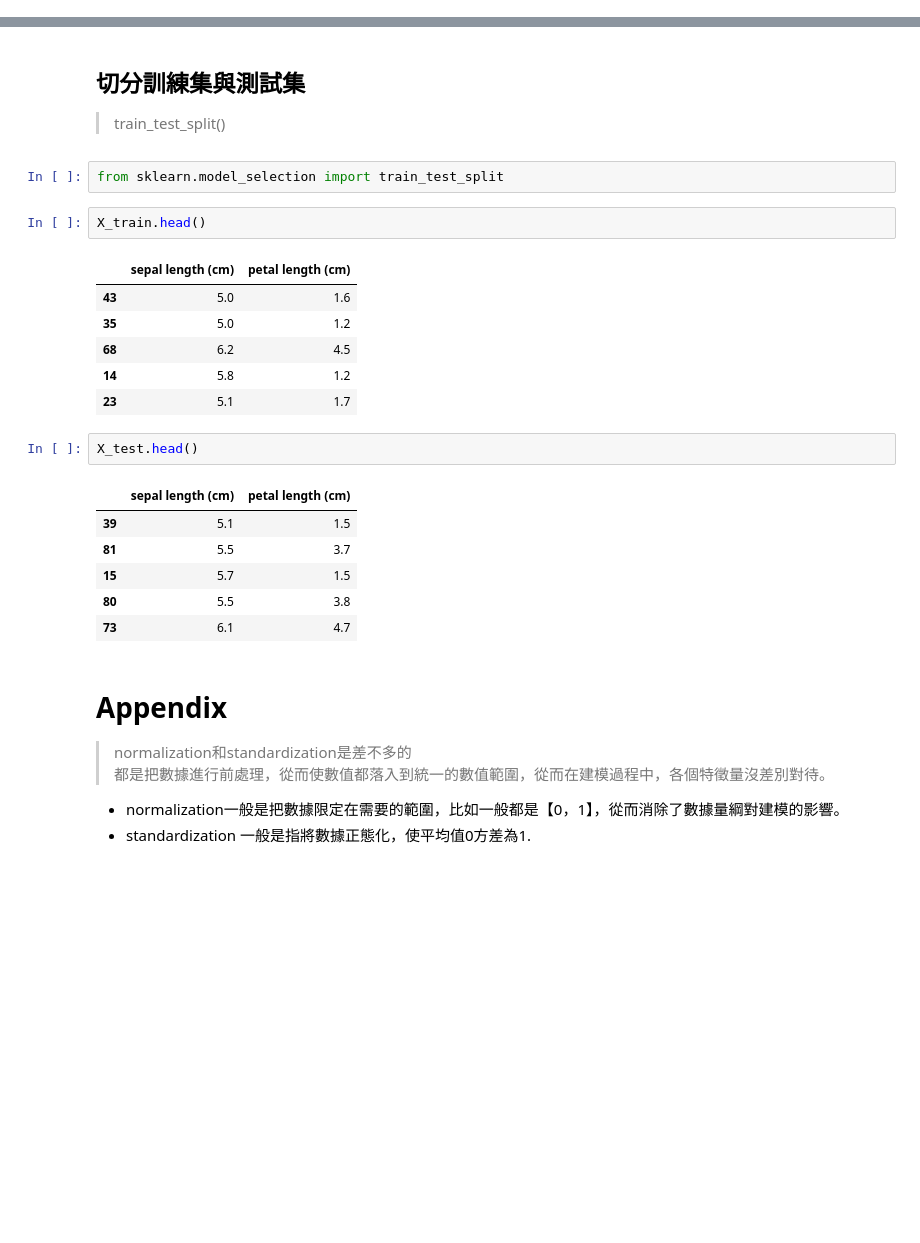
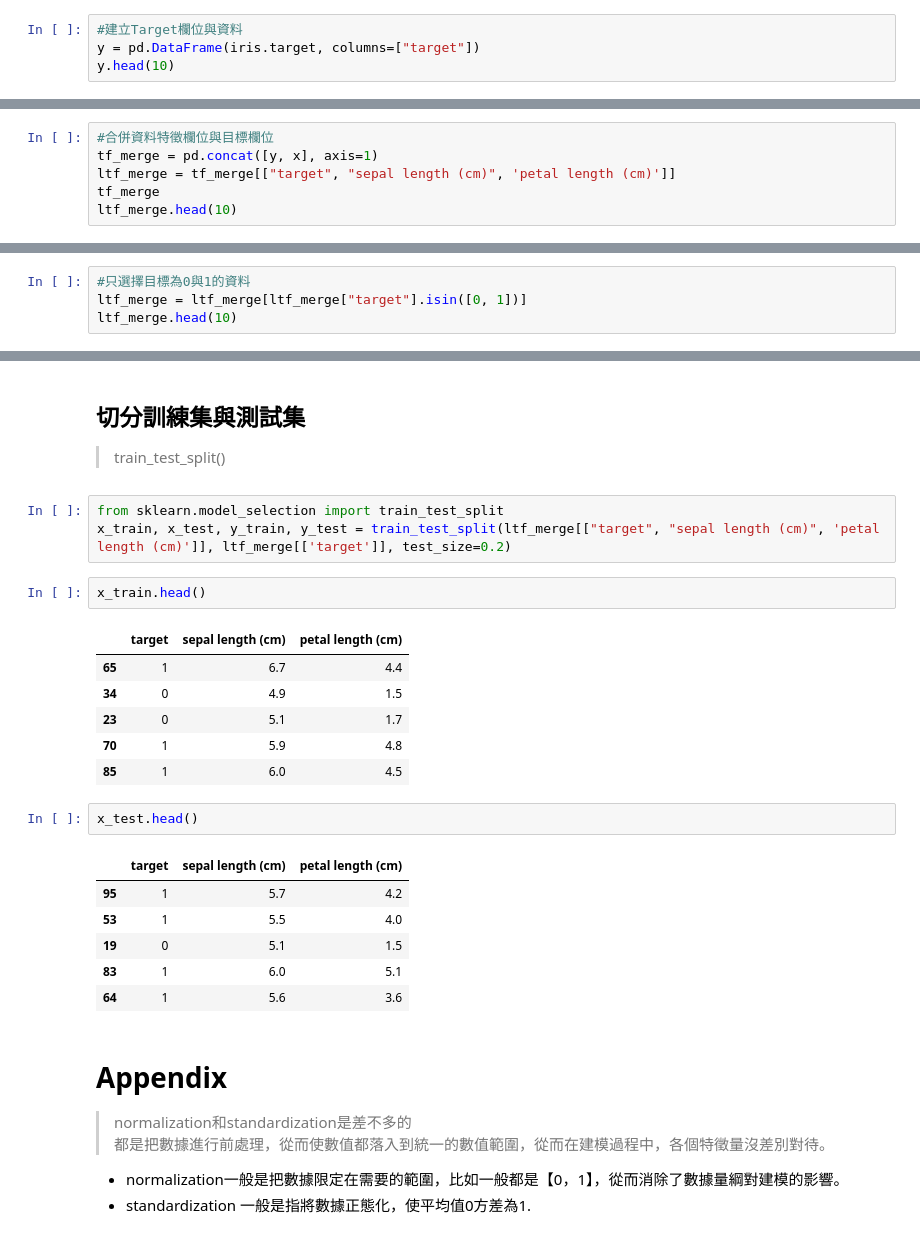
Before and after one commit to joe010595/IMLP343, a Jupyter notebook: Unit03/6_scikit_learn_Basic_實戰.ipynb, the cells around one changed output, grey strips where cells are left out. Drawn from its saved outputs; the diff is of its cells as text; blank space fills up the shorter version.

```diff
--- a/Unit03/6_scikit_learn_Basic_實戰.ipynb
+++ b/Unit03/6_scikit_learn_Basic_實戰.ipynb
@@ -162,0 +147,4 @@ target_names: ['setosa' 'versicolor' 'virginica']
+# %%
+#建立Target欄位與資料
+y = pd.DataFrame(iris.target, columns=["target"])
+y.head(10)
@@ -162,0 +163,6 @@ target_names: ['setosa' 'versicolor' 'virginica']
+# %%
+#合併資料特徵欄位與目標欄位
+tf_merge = pd.concat([y, x], axis=1)
+ltf_merge = tf_merge[["target", "sepal length (cm)", 'petal length (cm)']]
+tf_merge
+ltf_merge.head(10)
@@ -162,0 +181,4 @@ target_names: ['setosa' 'versicolor' 'virginica']
+# %%
+#只選擇目標為0與1的資料
+ltf_merge = ltf_merge[ltf_merge["target"].isin([0, 1])]
+ltf_merge.head(10)
@@ -163,26 +197,27 @@ target_names: ['setosa' 'versicolor' 'virginica']
 # %% [markdown]
 ## 切分訓練集與測試集
 > train_test_split()
-# %%
-from sklearn.model_selection import train_test_split
+# %%
+from sklearn.model_selection import train_test_split
+x_train, x_test, y_train, y_test = train_test_split(ltf_merge[["target", "sepal length (cm)", 'petal length (cm)']], ltf_merge[['target']], test_size=0.2)
 # %%
-X_train.head()
+x_train.head()
 # %% [output]
-|  | sepal length (cm) | petal length (cm) |
-| 43 | 5.0 | 1.6 |
-| 35 | 5.0 | 1.2 |
-| 68 | 6.2 | 4.5 |
-| 14 | 5.8 | 1.2 |
-| 23 | 5.1 | 1.7 |
+|  | target | sepal length (cm) | petal length (cm) |
+| 65 | 1 | 6.7 | 4.4 |
+| 34 | 0 | 4.9 | 1.5 |
+| 23 | 0 | 5.1 | 1.7 |
+| 70 | 1 | 5.9 | 4.8 |
+| 85 | 1 | 6.0 | 4.5 |
 # %%
-X_test.head()
+x_test.head()
 # %% [output]
-|  | sepal length (cm) | petal length (cm) |
-| 39 | 5.1 | 1.5 |
-| 81 | 5.5 | 3.7 |
-| 15 | 5.7 | 1.5 |
-| 80 | 5.5 | 3.8 |
-| 73 | 6.1 | 4.7 |
+|  | target | sepal length (cm) | petal length (cm) |
+| 95 | 1 | 5.7 | 4.2 |
+| 53 | 1 | 5.5 | 4.0 |
+| 19 | 0 | 5.1 | 1.5 |
+| 83 | 1 | 6.0 | 5.1 |
+| 64 | 1 | 5.6 | 3.6 |
 # %% [markdown]
 # Appendix
 
```
Also changed, not shown: parts of 12 cells of this notebook.
